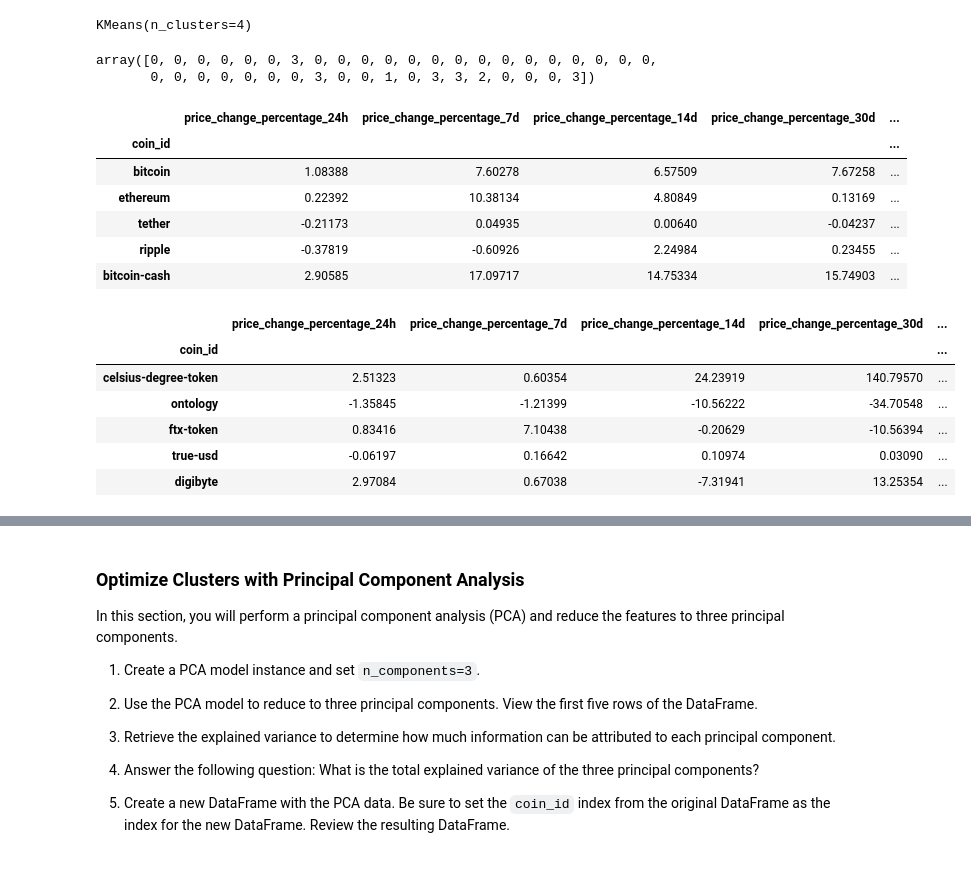
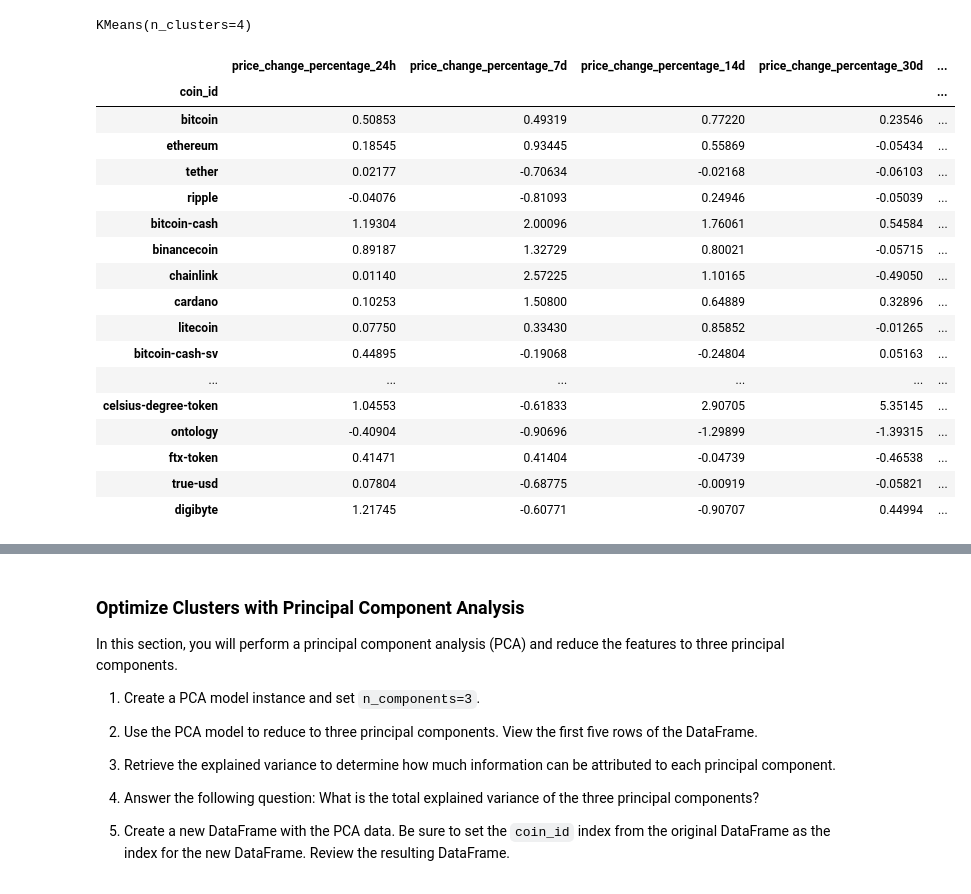
Before and after one commit to oneor11/fintech-cryptocurrency-kmeans-clustering, a Jupyter notebook: crypto_investments.ipynb, the cells around one changed output, grey strips where cells are left out. Drawn from its saved outputs; the diff is of its cells as text; code cells hidden in the pictures.

```diff
--- a/crypto_investments.ipynb
+++ b/crypto_investments.ipynb
@@ -215,16 +232,6 @@ df_elbow_data.hvplot.line(
 # %%
 # Initialize the K-Means model using the best value for k
 model = KMeans(n_clusters = 4)
-# %%
-# Initialize teh K-Means model with four clusters, since that was the best value for k
-model = KMeans(n_clusters = 4)
-
-# Fit the K-Means model using the original data
-model.fit(df_market_data_scaled)
-
-#Predict the clusters to group the cryptocurrencies using the original data.
-market_data_clusters = model.predict(df_market_data_scaled)
-market_data_clusters
 # %%
 # Fit the K-Means model using the scaled data
 model.fit(df_market_data)
@@ -233,18 +249,25 @@ KMeans(n_clusters=4)
 # %%
-# Create a copy of the original data and add a new column with the predicted clusters.
-df_market_data_clusters = df_market_data_scaled.copy()
+# Add a new column to the DataFrame with the predicted clusters
 df_market_data_clusters['Market Data Cluster'] = market_data_clusters
 
-# Capitalize coin name for more effective visualizations
-df_market_data_clusters.index = df_market_data_clusters.index.str.capitalize()
-
-df_market_data_clusters.head()
+# Display sample data
+df_market_data_clusters
+# %% [output]
+|  | price_change_percentage_24h | price_change_percentage_7d | price_change_percentage_14d | price_change_percentage_30d | ... |
+| coin_id |  |  |  |  | ... |
+| bitcoin | 0.50853 | 0.49319 | 0.77220 | 0.23546 | ... |
+| ethereum | 0.18545 | 0.93445 | 0.55869 | -0.05434 | ... |
+| tether | 0.02177 | -0.70634 | -0.02168 | -0.06103 | ... |
+| ripple | -0.04076 | -0.81093 | 0.24946 | -0.05039 | ... |
+| bitcoin-cash | 1.19304 | 2.00096 | 1.76061 | 0.54584 | ... |
+| binancecoin | 0.89187 | 1.32729 | 0.80021 | -0.05715 | ... |
+| chainlink | 0.01140 | 2.57225 | 1.10165 | -0.49050 | ... |
+| cardano | 0.10253 | 1.50800 | 0.64889 | 0.32896 | ... |
+| litecoin | 0.07750 | 0.33430 | 0.85852 | -0.01265 | ... |
+| bitcoin-cash-sv | 0.44895 | -0.19068 | -0.24804 | 0.05163 | ... |
+| ... | ... | ... | ... | ... | ... |
+| celsius-degree-token | 1.04553 | -0.61833 | 2.90705 | 5.35145 | ... |
+| ontology | -0.40904 | -0.90696 | -1.29899 | -1.39315 | ... |
+| ftx-token | 0.41471 | 0.41404 | -0.04739 | -0.46538 | ... |
+| true-usd | 0.07804 | -0.68775 | -0.00919 | -0.05821 | ... |
+| digibyte | 1.21745 | -0.60771 | -0.90707 | 0.44994 | ... |
-# %%
-# Predict the clusters to group the cryptocurrencies using the scaled data
-market_data_clusters = model.predict(df_market_data)
-
-# View the resulting array of cluster values.
-market_data_clusters
-# %% [output]
-array([0, 0, 0, 0, 0, 0, 3, 0, 0, 0, 0, 0, 0, 0, 0, 0, 0, 0, 0, 0, 0, 0,
-       0, 0, 0, 0, 0, 0, 0, 3, 0, 0, 1, 0, 3, 3, 2, 0, 0, 0, 3])
@@ -254,25 +274,3 @@ df_market_data_clusters = df_market_data.copy()
-# %%
-# Add a new column to the DataFrame with the predicted clusters
-df_market_data_clusters['Market Data Cluster']  = market_data_clusters
-
-# Display sample data
-display(df_market_data_clusters.head())
-display(df_market_data_clusters.tail())
-# %% [output]
-|  | price_change_percentage_24h | price_change_percentage_7d | price_change_percentage_14d | price_change_percentage_30d | ... |
-| coin_id |  |  |  |  | ... |
-| bitcoin | 1.08388 | 7.60278 | 6.57509 | 7.67258 | ... |
-| ethereum | 0.22392 | 10.38134 | 4.80849 | 0.13169 | ... |
-| tether | -0.21173 | 0.04935 | 0.00640 | -0.04237 | ... |
-| ripple | -0.37819 | -0.60926 | 2.24984 | 0.23455 | ... |
-| bitcoin-cash | 2.90585 | 17.09717 | 14.75334 | 15.74903 | ... |
-|  | price_change_percentage_24h | price_change_percentage_7d | price_change_percentage_14d | price_change_percentage_30d | ... |
-| coin_id |  |  |  |  | ... |
-| celsius-degree-token | 2.51323 | 0.60354 | 24.23919 | 140.79570 | ... |
-| ontology | -1.35845 | -1.21399 | -10.56222 | -34.70548 | ... |
-| ftx-token | 0.83416 | 7.10438 | -0.20629 | -10.56394 | ... |
-| true-usd | -0.06197 | 0.16642 | 0.10974 | 0.03090 | ... |
-| digibyte | 2.97084 | 0.67038 | -7.31941 | 13.25354 | ... |
 # %%
 # Create a scatter plot using hvPlot by setting
 # `x="price_change_percentage_24h"` and `y="price_change_percentage_7d"`.
```
Also changed, not shown: parts of 13 cells of this notebook.
